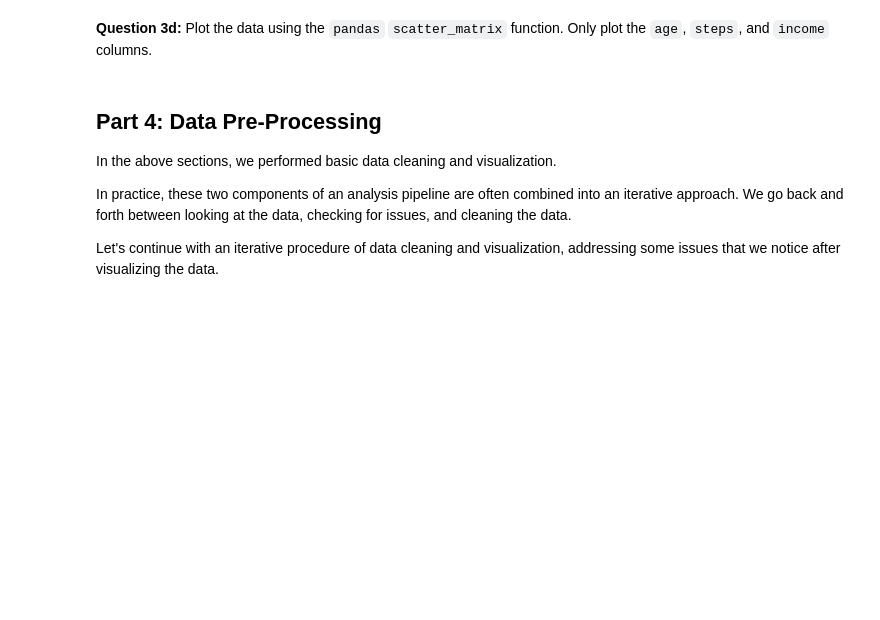
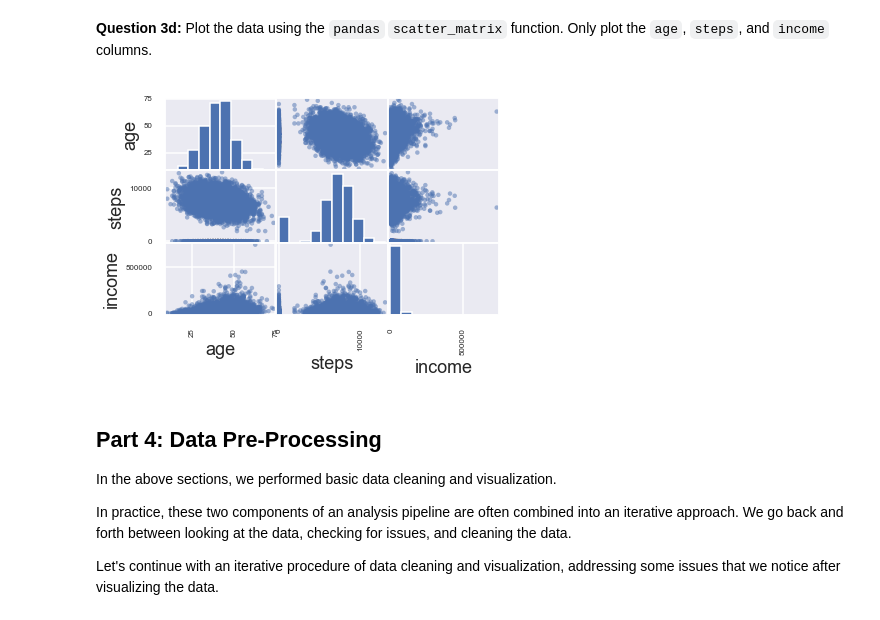
Before and after one commit to escalonajonah/Assignments, a Jupyter notebook: A2/A2_DataExploration.ipynb, the cells around one changed output. Cells and saved outputs as stored; diff of their text form; code cells hidden in the pictures; blank space fills up the shorter version.

```diff
--- a/A2/A2_DataExploration.ipynb
+++ b/A2/A2_DataExploration.ipynb
@@ -281,3 +275,11 @@ f4 = plt.gcf()
+# %%
+nf = df.drop(['id'], axis=1)
+
+pd.plotting.scatter_matrix(nf)
+
+f4 = plt.gcf()
+# %% [output]
+[figure, added]
 # %%
 # Tests for 3d
 
```
Also changed, not shown: parts of 29 cells of this notebook.
